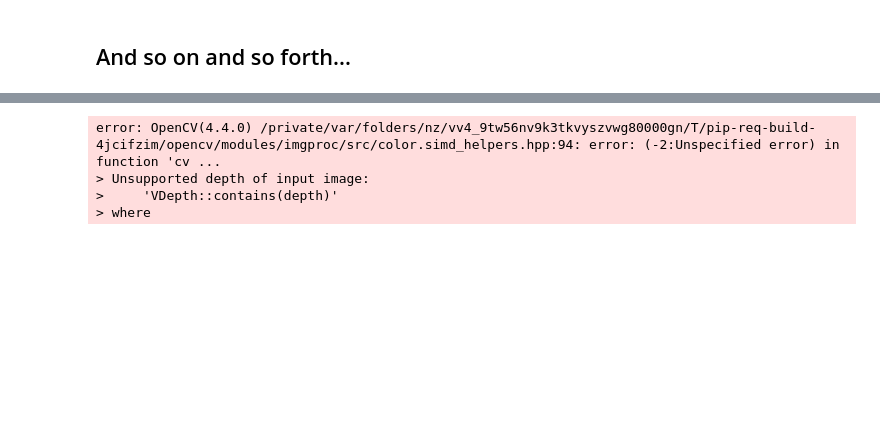
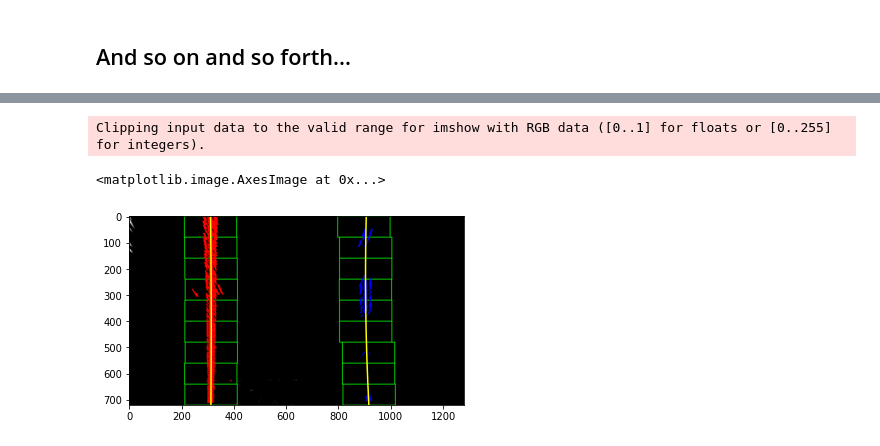
Before and after one commit to yongzou/CarND-Advanced-Lane-Lines, a Jupyter notebook: examples/homework.ipynb, the cells around one changed output, grey strips where cells are left out. Drawn from its saved outputs; the diff is of its cells as text; code cells hidden in the pictures; blank space fills up the shorter version.

```diff
--- a/examples/homework.ipynb
+++ b/examples/homework.ipynb
@@ -342,8 +344,6 @@ def find_lane_pixels(binary_warped):
 
 def fit_polynomial(binary_warped):
     # Find our lane pixels first
-    find_lane_pixels(binary_warped)
-    return 1
     leftx, lefty, rightx, righty, out_img = find_lane_pixels(binary_warped)
 
     # Fit a second order polynomial to each using `np.polyfit`
@@ -360,45 +360,70 @@ def fit_polynomial(binary_warped):
         # Avoids an error if `left` and `right_fit` are still none or incorrect
         print('The function failed to fit a line!')
         left_fitx = 1*ploty**2 + 1*ploty
         right_fitx = 1*ploty**2 + 1*ploty
 
     ## Visualization ##
     # Colors in the left and right lane regions
     out_img[lefty, leftx] = [255, 0, 0]
     out_img[righty, rightx] = [0, 0, 255]
 
     # Plots the left and right polynomials on the lane lines
     plt.plot(left_fitx, ploty, color='yellow')
     plt.plot(right_fitx, ploty, color='yellow')
 
     return out_img
 
 
 # out_img = fit_polynomial(binary_warped)
 # plt.imshow(out_img)
 
 # for img in glob.glob('../test_images/test*.jpg'):
 #     undist, bird_img, _ = bird_eye(img)
 #     histogram = hist(bird_img/255)
 #     plt.plot(histogram)
 #     break
+
+def bird_eye_tmp(img):
+#     undist = undistort(img)
+
+    img_size = (img.shape[1], img.shape[0])
+#     src = np.float32([[490, 482],[810, 482],
+#                       [1250, 720],[40, 720]])
+    bottom_left = [220,720]
+    bottom_right = [1110, 720]
+    top_left = [570, 470]
+    top_right = [722, 470]
+
+    src = np.float32([bottom_left,bottom_right,top_right,top_left])
+
+#     dst = np.float32([[0, 0], [1280, 0],
+#                      [1250, 720],[40, 720]])
+    bottom_left = [320,720]
+    bottom_right = [920, 720]
+    top_left = [320, 1]
+    top_right = [920, 1]
+
+    dst = np.float32([bottom_left,bottom_right,top_right,top_left])
+
+    M = cv2.getPerspectiveTransform(src, dst)
+    warped = cv2.warpPerspective(img, M, img_size)
+    # Return the resulting image and matrix
+    return warped
 image = '../test_images/straight_lines1.jpg'
 img = cv2.imread(image)
-undist, bird_img, _ = bird_eye(img)
-# print(bird_img.shape)
-# plt.imshow(cv2.cvtColor(bird_img, cv2.COLOR_BGR2RGB))
+undist = undistort(img)
+thresholded = threshold_image(undist)
 
-img_info = threshold_image(bird_img)
-plt.imshow(cv2.cvtColor(img_info["combined"], cv2.COLOR_BGR2RGB))
+bird_img = bird_eye_tmp(thresholded)
+# plt.imshow(bird_img)
+# plt.imshow(cv2.cvtColor(img_info["combined"], cv2.COLOR_BGR2RGB))
 # plt.plot(img_info["combined"])
-# res = fit_polynomial(img_info["combined"])
-
-# plt.plot(res)
+res = fit_polynomial(bird_img)
+plt.imshow(res)
 # %% [output]
-error: OpenCV(4.4.0) /private/var/folders/nz/vv4_9tw56nv9k3tkvyszvwg80000gn/T/pip-req-build-4jcifzim/opencv/modules/imgproc/src/color.simd_helpers.hpp:94: error: (-2:Unspecified error) in function 'cv ...
-> Unsupported depth of input image:
->     'VDepth::contains(depth)'
-> where
+Clipping input data to the valid range for imshow with RGB data ([0..1] for floats or [0..255] for integers).
+<matplotlib.image.AxesImage at 0x...>
+[figure, added]
 # %%
 # Determine the curvature of the lane and vehicle position with respect to center.
 # %%
```
Also changed, not shown: parts of 2 cells of this notebook.
